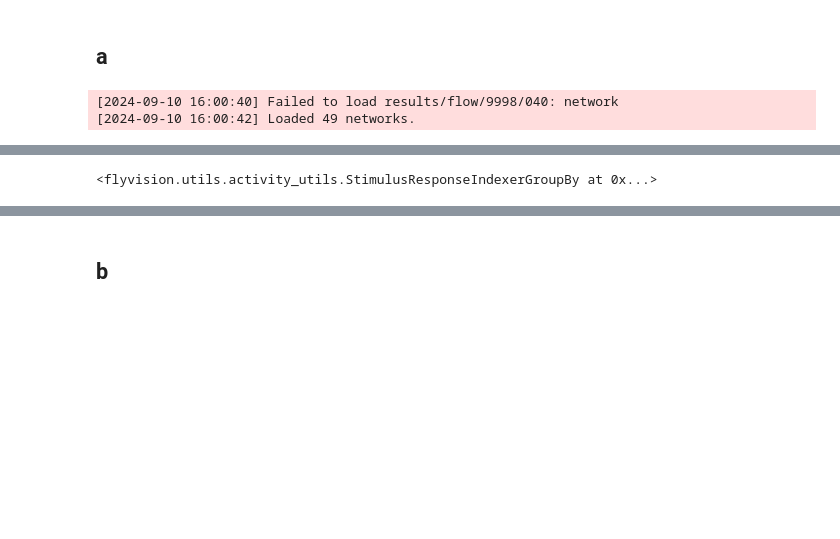
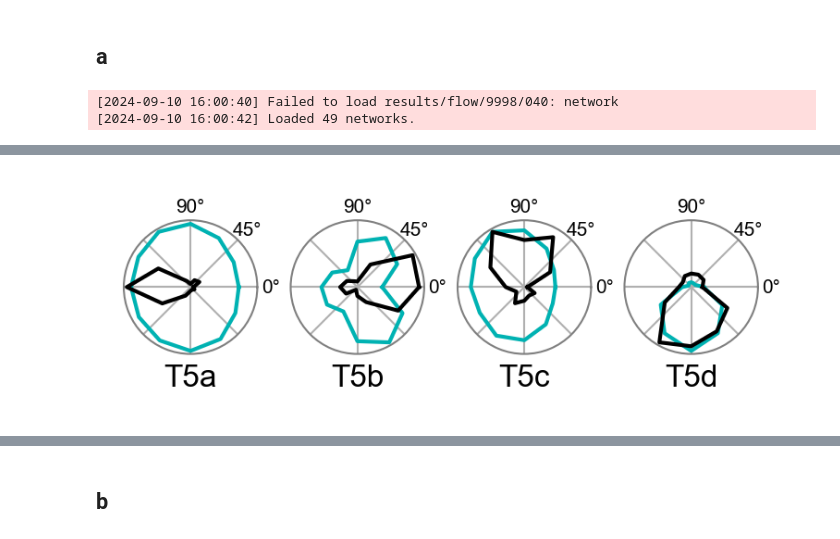
Before and after one commit to TuragaLab/flyvis, a Jupyter notebook: notebooks/figure_04_mechanisms.ipynb, the cells around one changed output, grey strips where cells are left out. Drawn from its saved outputs; the diff is of its cells as text; code cells hidden in the pictures; blank space fills up the shorter version.

```diff
--- a/notebooks/figure_04_mechanisms.ipynb
+++ b/notebooks/figure_04_mechanisms.ipynb
@@ -80,21 +126,28 @@ norm = ensemble.responses_norm("naturalistic_stimuli_responses")
-# %%
-masks = response_view.get_time_masks(
-    *np.array(
-        [
-            dataset.offsets[0],
-            dataset.offsets[1] - 1,
-        ]
-    )
-    * 2.25
-    / 5.8,
-)
-
-response_view = response_view.reshape_stim_sample_dim(
-    "angle", "width", "intensity", "speed"
-).masked(
-    masks, mask_dims=(4, 5)
-)
 # %%
-response_view
+fig, axes, _ = plots.plt_utils.get_axis_grid(
+    range(4),
+    projection="polar",
+    aspect_ratio=4,
+    figsize=[2.95, 0.83],
+    wspace=0.25,
+)
+for i, cell_type in enumerate(["T5a", "T5b", "T5c", "T5d"]):
+    response_view.plot_angular_tuning(
+        cell_type=cell_type,
+        intensity=0,
+        tuning_curves=tuning_curves[:, :, cluster_indices[cell_type][0]],
+        fig=fig,
+        ax=axes[i],
+        groundtruth=True,
+        groundtruth_linewidth=1.0,
+        average_models=True,
+        model_dim=2
+    )
+    axes[i].set_xlabel(cell_type)
+
+for ax in axes:
+    ax.xaxis.label.set_fontsize(8)
+    [i.set_linewidth(0.5) for i in ax.spines.values()]
+    ax.grid(True, linewidth=0.5)
 # %% [output]
-<flyvision.utils.activity_utils.StimulusResponseIndexerGroupBy at 0x...>
+[figure, added]
```
Also changed, not shown: parts of 73 cells of this notebook, 13 other files.
